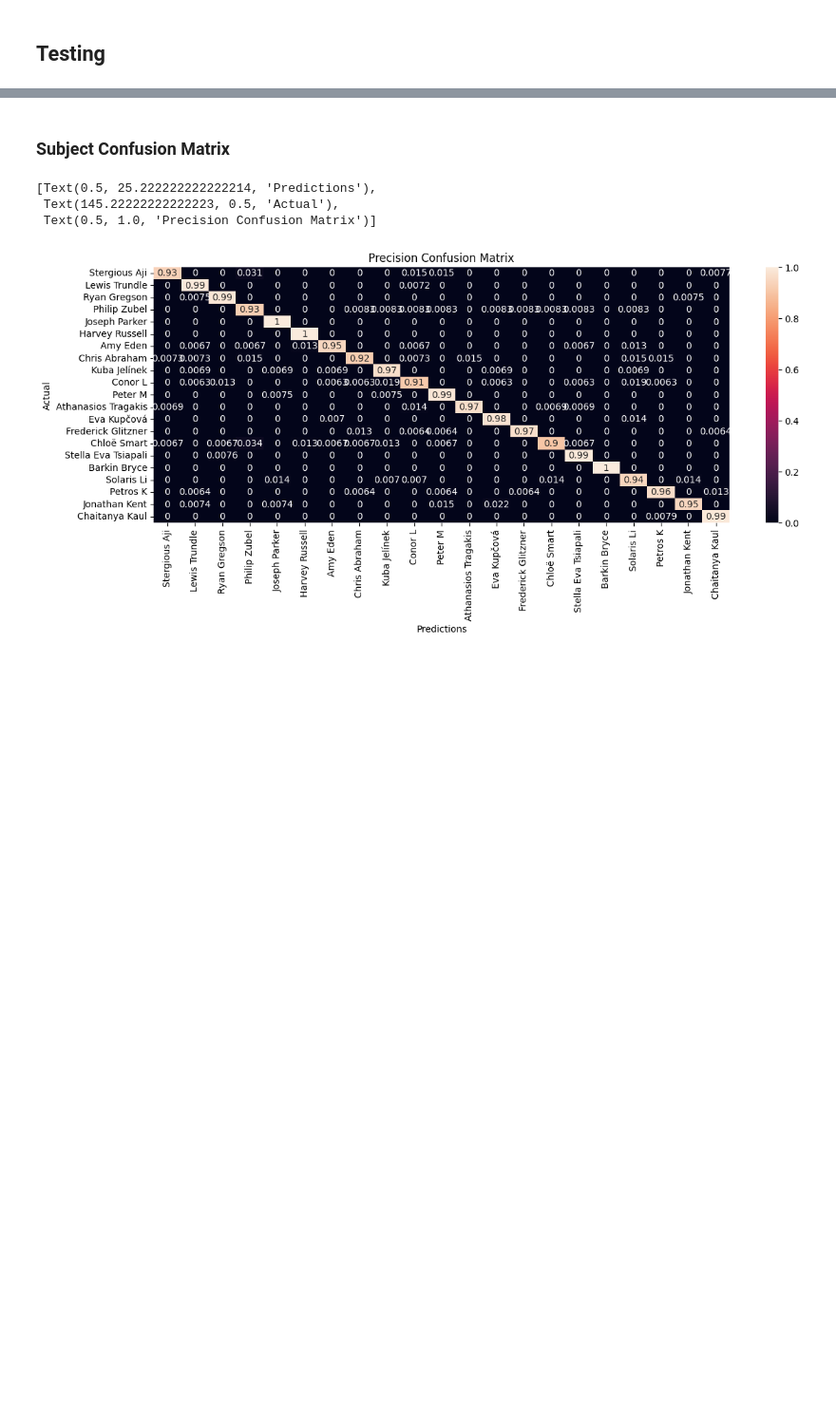
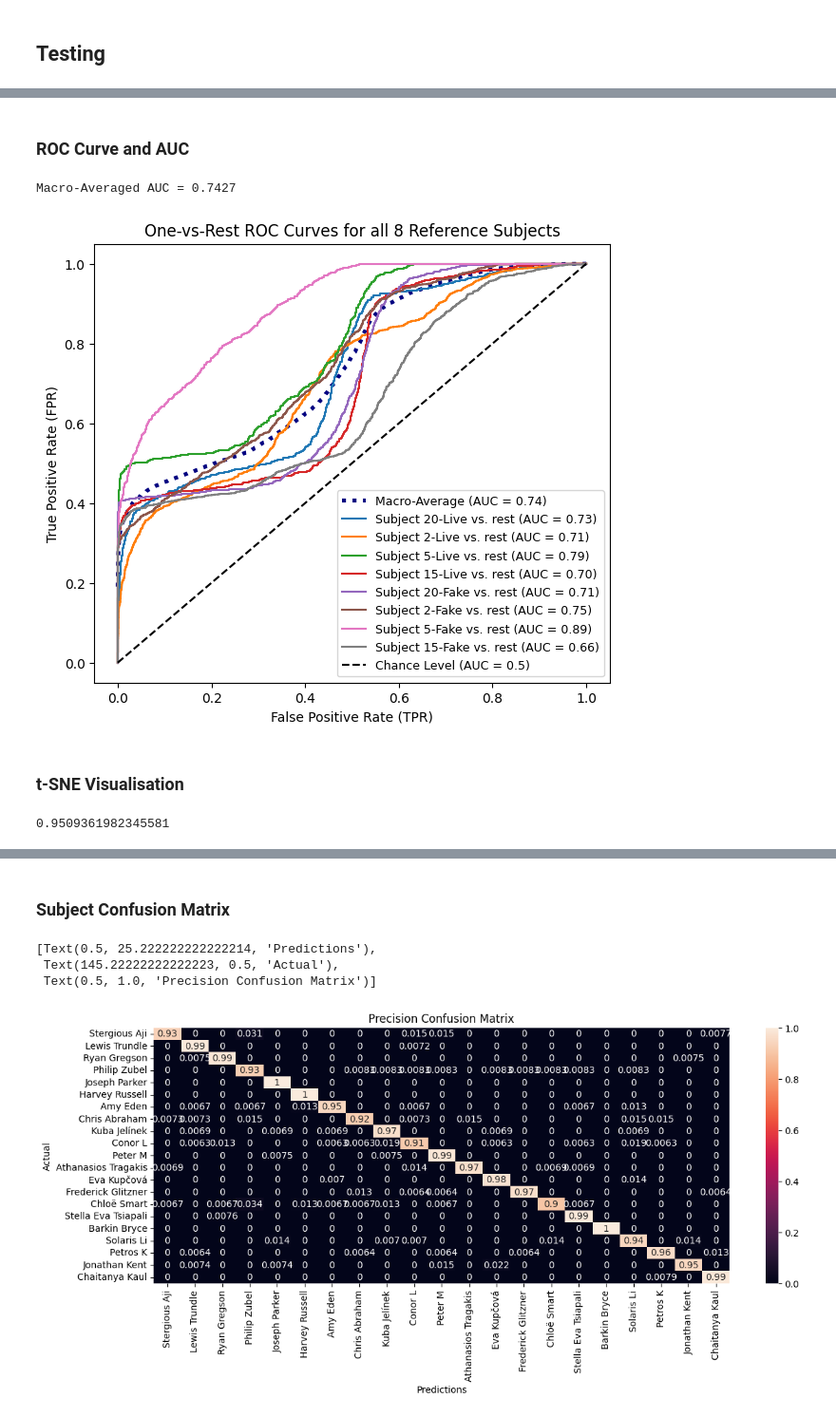
Before and after one commit to StergiousAji/mmFace-3D-Face-Recognition-using-RGB-and-mmWave-Radar, a Jupyter notebook: src/3DFR_Net/mmFace/mmFace-hybrid.ipynb, the cells around one changed output, grey strips where cells are left out. Shown at 95% size. Saved outputs shown, nothing was run; the diff lists cells and outputs as text; code cells hidden in the pictures; blank space fills up the shorter version.

```diff
--- a/src/3DFR_Net/mmFace/mmFace-hybrid.ipynb
+++ b/src/3DFR_Net/mmFace/mmFace-hybrid.ipynb
@@ -196,0 +230,7 @@ Epoch [19/19]:
+# %%
+x = np.array([[1, 2, 3]])
+y = np.array([[4, 5, 6]])
+
+pairwise_dot = x.T @ y
+print(pairwise_dot)
+np.mean(pairwise_dot, axis=1)
@@ -196,0 +410,62 @@ Epoch [19/19]:
+# %% [markdown]
+### ROC Curve and AUC
+# %%
+from sklearn.metrics import RocCurveDisplay, roc_curve, auc
+import matplotlib.pyplot as plt
+import matplotlib.colors as colours
+
+def sim_scores(reference_emb, unseen_embeddings):
+    max_scores = []
+    for emb in unseen_embeddings:
+        score = cos_sim(emb, reference_emb)
+        max_scores.append(score[0])
+
+    return max_scores
+
+def OVR_ROC_macro_average(reference_subs, reference_embs, unseen_embeddings, true_labels):
+    fpr, tpr, roc_auc = {}, {}, {}
+
+    fpr_grid = np.linspace(0., 1., 1000)
+    mean_tpr = np.zeros_like(fpr_grid)
+
+    for i, r in enumerate(reference_subs):
+        scores = sim_scores(reference_embs[i, None], unseen_embeddings)
+        true_onehot_r = [1 if l == r else 0 for l in true_labels]
+        fpr[i], tpr[i], _ = roc_curve(true_onehot_r, scores)
+        roc_auc[i] = auc(fpr[i], tpr[i])
+
+        mean_tpr += np.interp(fpr_grid, fpr[i], tpr[i])
+
+    mean_tpr /= len(reference_subs)
+    mean_roc_auc = auc(fpr_grid, mean_tpr)
+
+    fpr["macro"], tpr["macro"], roc_auc["macro"] = fpr_grid, mean_tpr, mean_roc_auc
+
+    return fpr, tpr, roc_auc
+
+
+fpr, tpr, roc_auc = OVR_ROC_macro_average(ref_labels_s, reference_embs, unseen_embeddings, true_labels_s)
+
+fig, ax = plt.subplots(figsize=(7, 6), dpi=100)
+ax.plot(fpr["macro"], tpr["macro"], label=f"Macro-Average (AUC = {roc_auc['macro']:.2f})", color="navy", linestyle=":", linewidth=3)
+
+for i, r in enumerate(ref_labels_s):
+    ax.plot(fpr[i], tpr[i], label=f"Subject {r}-{'Live' if i < len(ref_labels_s)//2 else 'Fake'} vs. rest (AUC = {roc_auc[i]:.2f})", color=list(colours.TABLEAU_COLORS.values())[i])
+
+ax.plot([0, 1], [0, 1], label="Chance Level (AUC = 0.5)", color="black", linestyle="--")
+ax.set(xlabel="False Positive Rate (TPR)", ylabel="True Positive Rate (FPR)", title="One-vs-Rest ROC Curves for all 8 Reference Subjects")
+ax.legend(fontsize="9")
+print(f"Macro-Averaged AUC = {roc_auc['macro']:.4f}")
+# %% [output]
+Macro-Averaged AUC = 0.7427
+[figure, added]
+# %% [markdown]
+### t-SNE Visualisation
+# %%
+from sklearn.manifold import TSNE
+
+tsne = TSNE(n_components=2, random_state=42)
+X_tsne = tsne.fit_transform(unseen_embeddings)
+tsne.kl_divergence_
+# %% [output]
+0.9509361982345581
```
Also changed, not shown: parts of 22 cells of this notebook, 2 other files.
